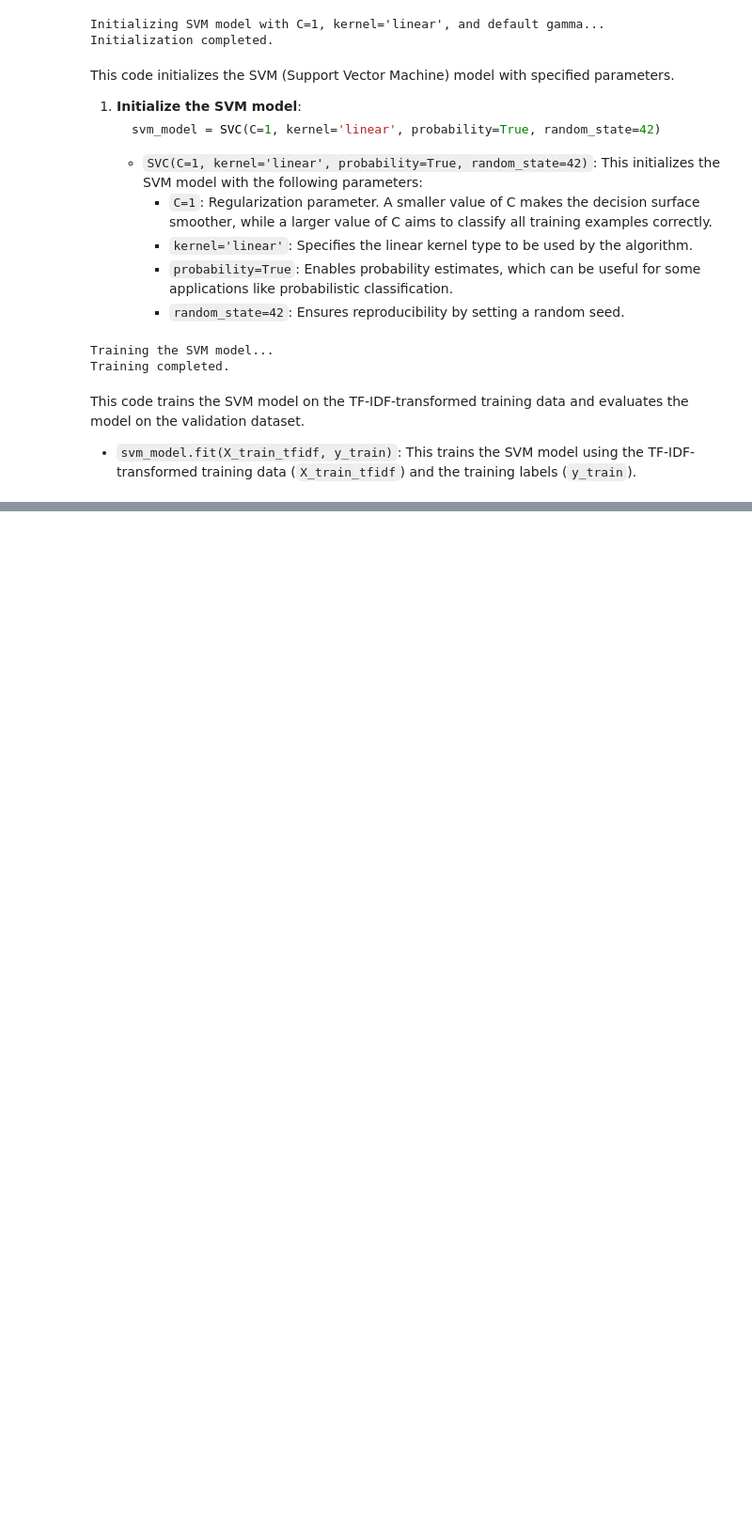
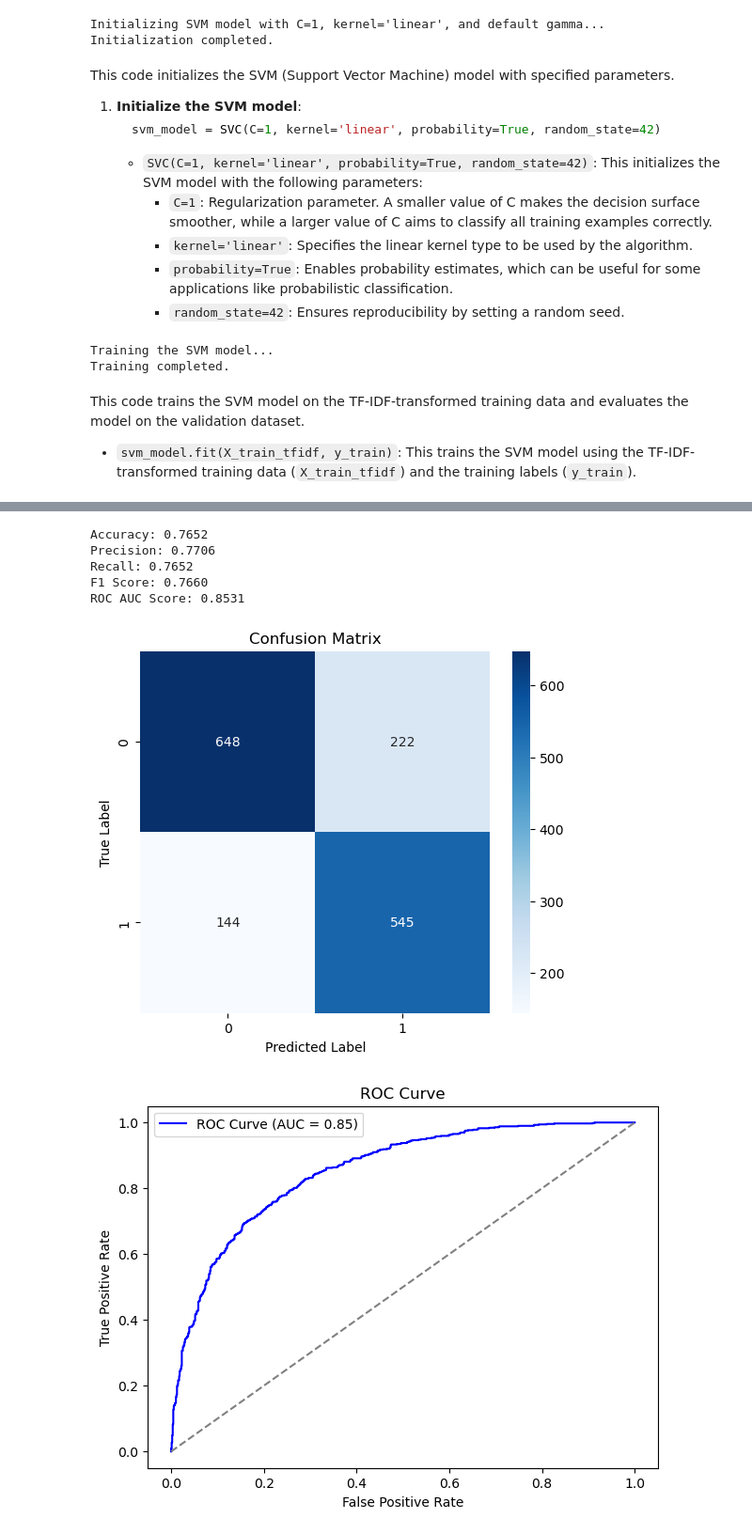
Before and after one commit to Research-Implementation/Advanced-Cyberbullying-Detection-A-Hybrid-ML-NLP-Approach, a Jupyter notebook: Cyberbullying_Project.ipynb, the cells around one changed output, grey strips where cells are left out. Shown at 94% size. Cells and saved outputs as stored; diff of their text form; code cells hidden in the pictures; blank space fills up the shorter version.

```diff
--- a/Cyberbullying_Project.ipynb
+++ b/Cyberbullying_Project.ipynb
@@ -1937,0 +1172,64 @@ test_saved_model("fuck boy", "svm")
+# %%
+from sklearn.metrics import f1_score
+
+# Load precomputed test embeddings and labels
+X_test_scaled = np.load("X_test_scaled.npy")
+y_test = np.load("y_test.npy")
+
+# Convert NumPy arrays to Torch tensors
+X_test_tensor = torch.tensor(X_test_scaled, dtype=torch.float32).to(device)
+y_test_tensor = torch.tensor(y_test, dtype=torch.long)
+
+# Load trained model
+input_dim = X_test_tensor.shape[1]
+model = SimpleNN(input_dim=input_dim).to(device)
+model.load_state_dict(torch.load("simple_nn_model.pth"))
+model.eval()
+
+# Evaluate model
+with torch.no_grad():
+    outputs = model(X_test_tensor)
+    y_pred_proba = torch.softmax(outputs, dim=1)[:, 1].cpu().numpy()
+    y_pred = torch.argmax(outputs, dim=1).cpu().numpy()
+
+# Compute evaluation metrics
+d_accuracy = accuracy_score(y_test, y_pred)
+d_precision = precision_score(y_test, y_pred, average='weighted')
+d_recall = recall_score(y_test, y_pred, average='weighted')
+d_f1 = f1_score(y_test, y_pred, average='weighted')
+d_roc_auc = roc_auc_score(y_test, y_pred_proba)
+
+# Display evaluation metrics
+print(f"Accuracy: {d_accuracy:.4f}")
+print(f"Precision: {d_precision:.4f}")
+print(f"Recall: {d_recall:.4f}")
+print(f"F1 Score: {d_f1:.4f}")
+print(f"ROC AUC Score: {d_roc_auc:.4f}")
+
+# Confusion Matrix
+conf_matrix = confusion_matrix(y_test, y_pred)
+plt.figure(figsize=(6, 5))
+sns.heatmap(conf_matrix, annot=True, fmt='d', cmap='Blues', xticklabels=set(y_test), yticklabels=set(y_test))
+plt.xlabel("Predicted Label")
+plt.ylabel("True Label")
+plt.title("Confusion Matrix")
+plt.show()
+
+# ROC Curve
+fpr, tpr, _ = roc_curve(y_test, y_pred_proba)
+plt.figure(figsize=(7, 5))
+plt.plot(fpr, tpr, color='blue', label=f'ROC Curve (AUC = {d_roc_auc:.2f})')
+plt.plot([0, 1], [0, 1], color='gray', linestyle='--')
+plt.xlabel("False Positive Rate")
+plt.ylabel("True Positive Rate")
+plt.title("ROC Curve")
+plt.legend()
+plt.show()
+# %% [output]
+Accuracy: 0.7652
+Precision: 0.7706
+Recall: 0.7652
+F1 Score: 0.7660
+ROC AUC Score: 0.8531
+[figure, added]
+[figure, added]
```
Also changed, not shown: parts of 68 cells of this notebook, 13 other files.
